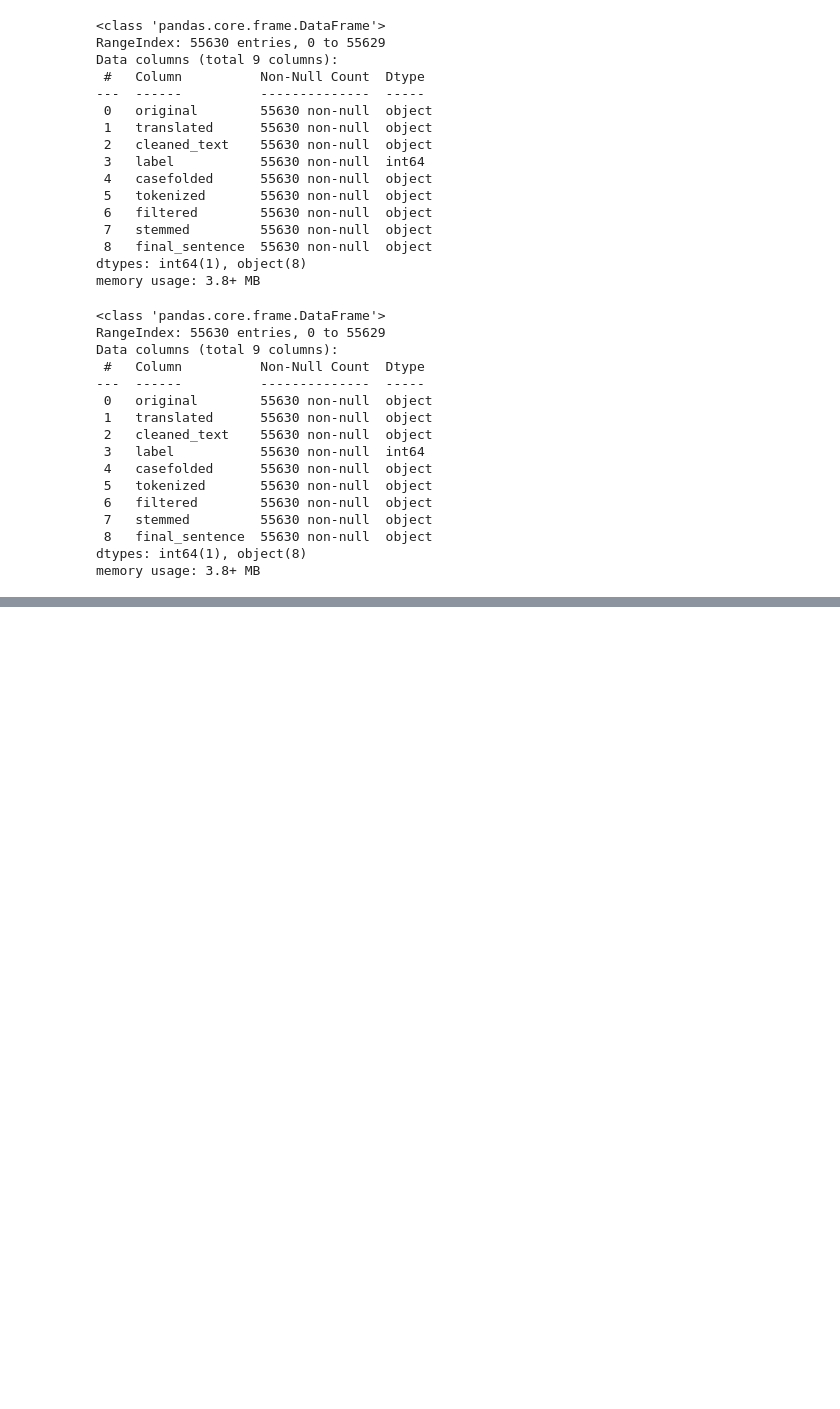
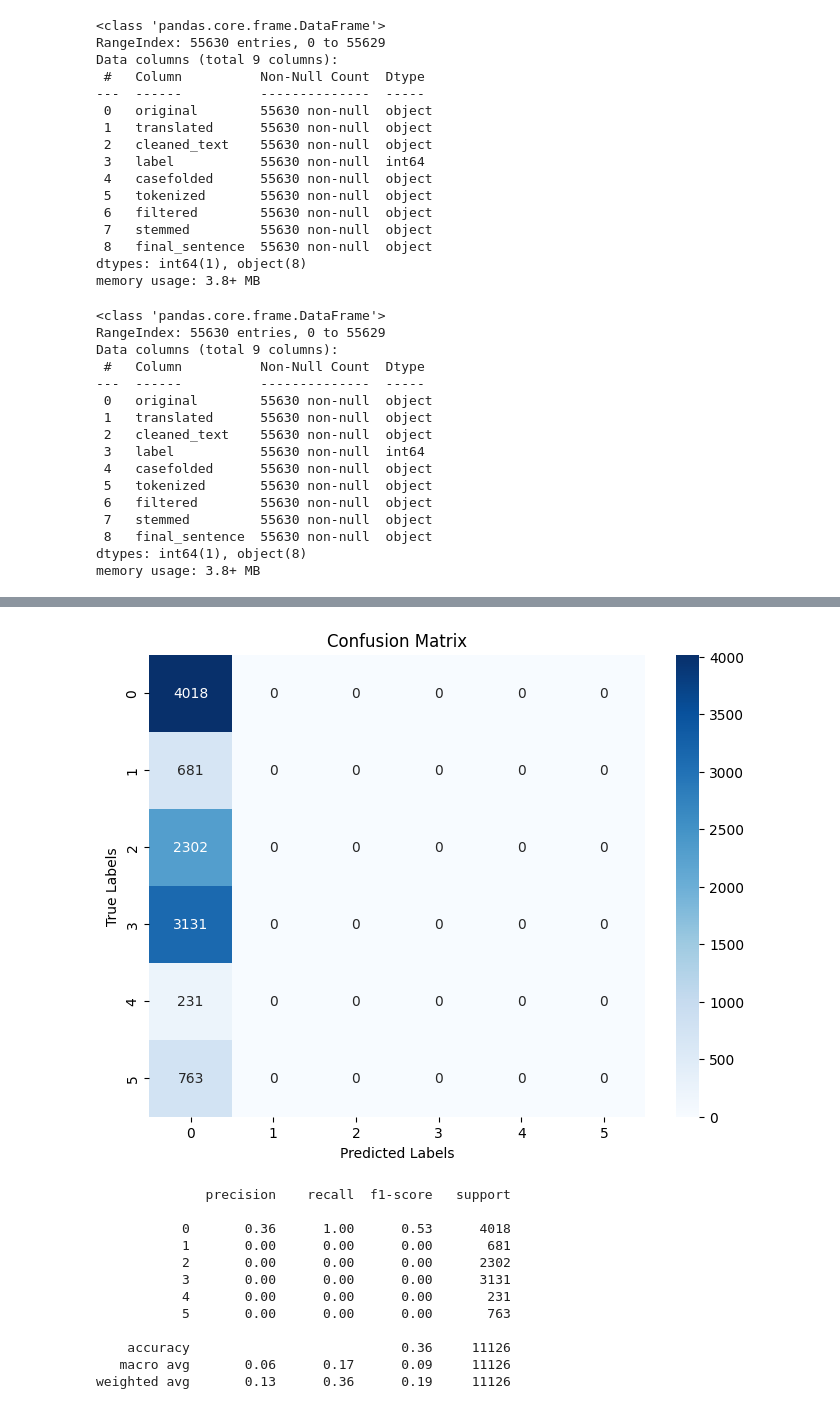
Before and after one commit to msultanyordan/NervEase-App, a Jupyter notebook: capstone_lstm_model.ipynb, the cells around one changed output, grey strips where cells are left out. Cells and saved outputs as stored; diff of their text form; code cells hidden in the pictures; blank space fills up the shorter version.

```diff
--- a/capstone_lstm_model.ipynb
+++ b/capstone_lstm_model.ipynb
@@ -237,0 +337,22 @@ Mounted at /content/drive
+# %%
+# Prediksi model pada data test
+y_pred_prob = model_LSTM.predict(X_test)
+
+# Ambil index label tertinggi (kelas prediksi dan aktual)
+y_pred = np.argmax(y_pred_prob, axis=1)
+y_true = np.argmax(y_test, axis=1)
+
+# Buat confusion matrix
+cm = confusion_matrix(y_true, y_pred)
+
+# Tampilkan sebagai heatmap
+plt.figure(figsize=(8, 6))
+sns.heatmap(cm, annot=True, fmt='d', cmap='Blues')
+plt.xlabel('Predicted Labels')
+plt.ylabel('True Labels')
+plt.title('Confusion Matrix')
+plt.show()
+
+# Tambahan: tampilkan precision, recall, f1-score
+print(classification_report(y_true, y_pred))
+# %% [output]
@@ -237,0 +360,13 @@ Mounted at /content/drive
+[figure, added]
+              precision    recall  f1-score   support
+
+           0       0.36      1.00      0.53      4018
+           1       0.00      0.00      0.00       681
+           2       0.00      0.00      0.00      2302
+           3       0.00      0.00      0.00      3131
+           4       0.00      0.00      0.00       231
+           5       0.00      0.00      0.00       763
+
+    accuracy                           0.36     11126
+   macro avg       0.06      0.17      0.09     11126
+weighted avg       0.13      0.36      0.19     11126
```
Also changed, not shown: parts of 16 cells of this notebook.
